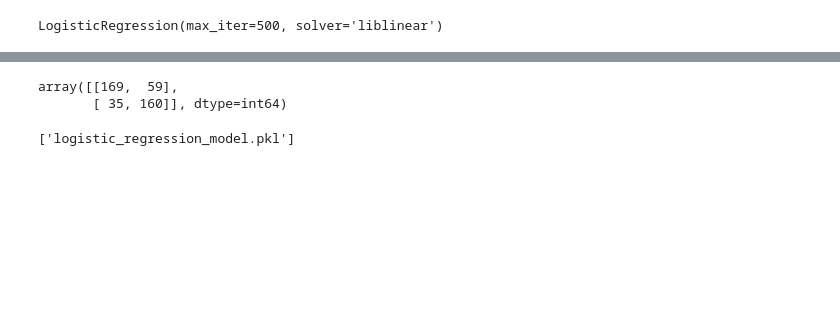
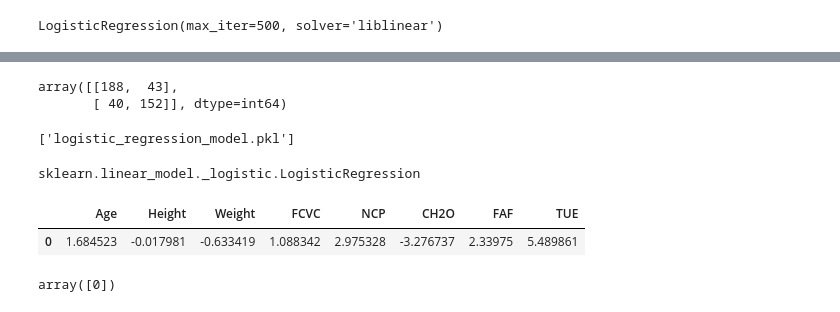
Before and after one commit to TimotheeNkwar/Data-Science-Projects, a Jupyter notebook: project3/Logistic_Regression.ipynb, the cells around one changed output, grey strips where cells are left out. Cells and saved outputs as stored; diff of their text form; code cells hidden in the pictures; blank space fills up the shorter version.

```diff
--- a/project3/Logistic_Regression.ipynb
+++ b/project3/Logistic_Regression.ipynb
@@ -177,8 +171,9 @@ accuracy_score
-# %%
-confusion_matrix
-# %% [output]
-array([[169,  59],
-       [ 35, 160]], dtype=int64)
+# %%
+from sklearn.metrics import accuracy_score, confusion_matrix, classification_report
+confusion_matrix(y_test, y_pred)
+# %% [output]
+array([[188,  43],
+       [ 40, 152]], dtype=int64)
 # %%
 # Save the model
 import joblib
@@ -188,3 +183,25 @@ joblib.dump(log_reg, "logistic_regression_model.pkl")
 # %%
 # Load the model
 log_reg_model = joblib.load("logistic_regression_model.pkl")
+#we can see the type of the model
+type(log_reg_model)
+# %% [output]
+sklearn.linear_model._logistic.LogisticRegression
+# %%
+#let's predict the new data
+new_data = [[35,1.7,70,3,5,0,3,4]]
+# let's scale the new data
+new = pd.DataFrame(scaler.transform(new_data), columns = data_encoded.columns[:-1])
+# %%
+#here the new data is scaled
+new
+# %% [output]
+|  | Age | Height | Weight | FCVC | NCP | CH2O | FAF | TUE |
+| 0 | 1.684523 | -0.017981 | -0.633419 | 1.088342 | 2.975328 | -3.276737 | 2.33975 | 5.489861 |
+# %%
+#let's predict the new data
+# it predict a 0 which means thet its a female
+prediction = log_reg_model.predict(new)
+prediction
+# %% [output]
+array([0])
```
Also changed, not shown: parts of 11 cells of this notebook.
